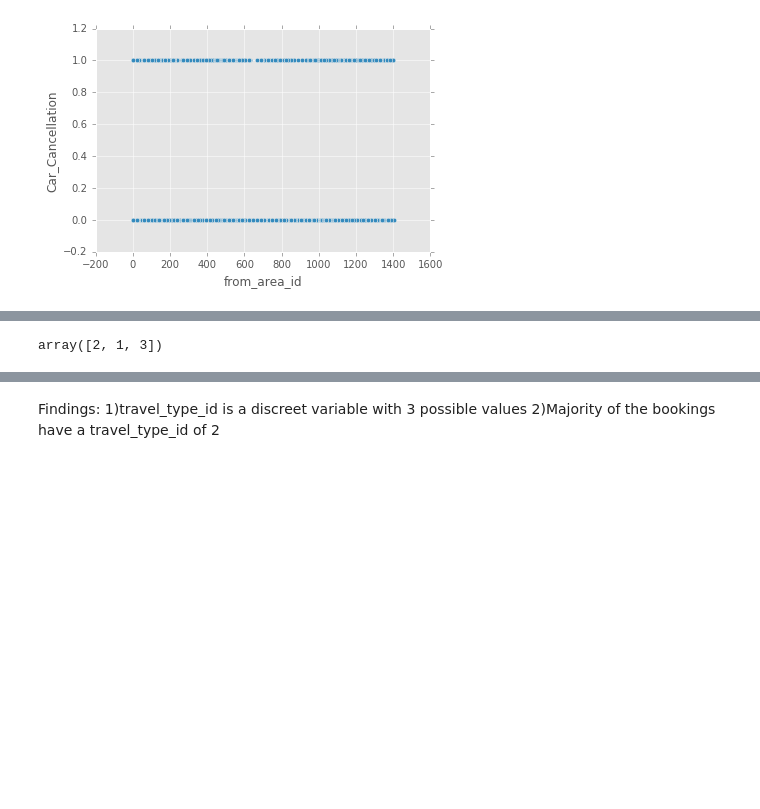
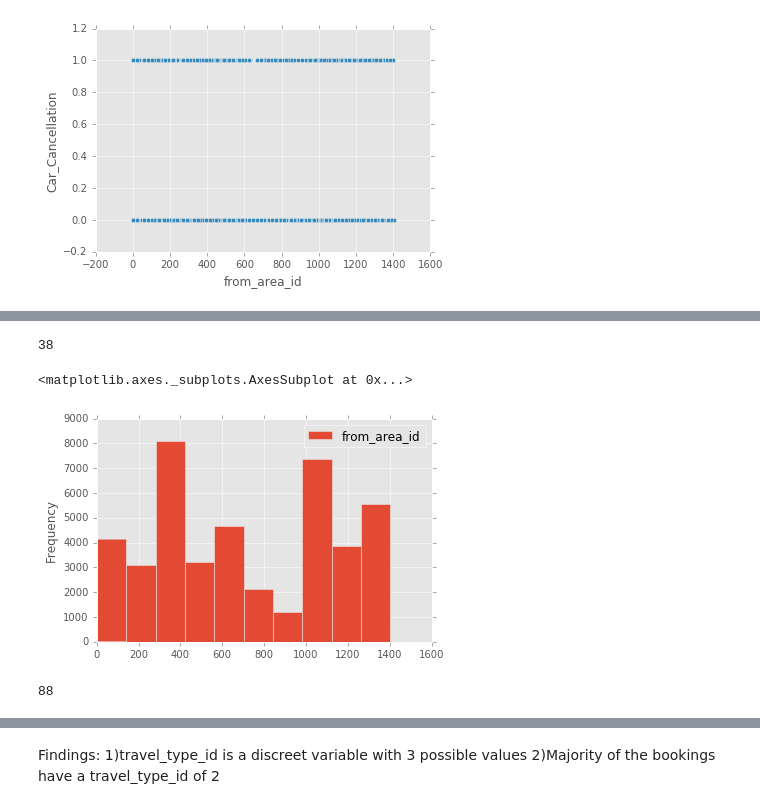
Before and after one commit to devesh1412/DS-SF-23, a Jupyter notebook: final-project/3/Final_Project_3.ipynb, the cells around one changed output, grey strips where cells are left out. Saved outputs shown, nothing was run; the diff lists cells and outputs as text; code cells hidden in the pictures; blank space fills up the shorter version.

```diff
--- a/final-project/3/Final_Project_3.ipynb
+++ b/final-project/3/Final_Project_3.ipynb
@@ -258,9 +259,14 @@ plot_hist(ind)
-# %%
-df.travel_type_id.unique()
-# %% [output]
-array([2, 1, 3])
+# %%
+((df.from_area_id.value_counts())==1).sum()
+# %% [output]
+38
 # %%
-df[['travel_type_id']].plot(kind = 'hist')
+df[['from_area_id']].plot(kind = 'hist')
+# %% [output]
+<matplotlib.axes._subplots.AxesSubplot at 0x...>
+[figure, added]
 # %%
-df.travel_type_id.isnull().sum()
+df.from_area_id.isnull().sum()
+# %% [output]
+88
 # %%
```
Also changed, not shown: parts of 19 cells of this notebook, 5 other files.
